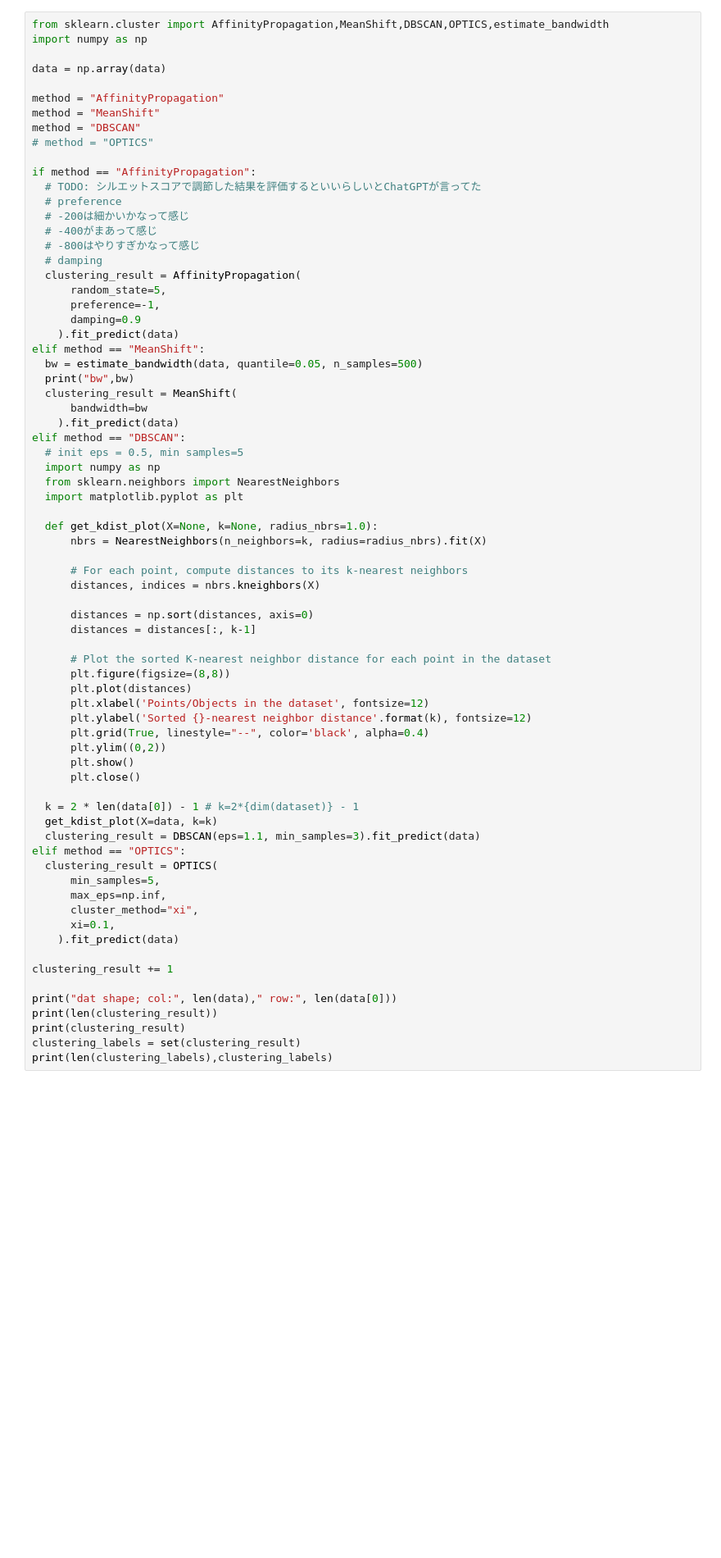
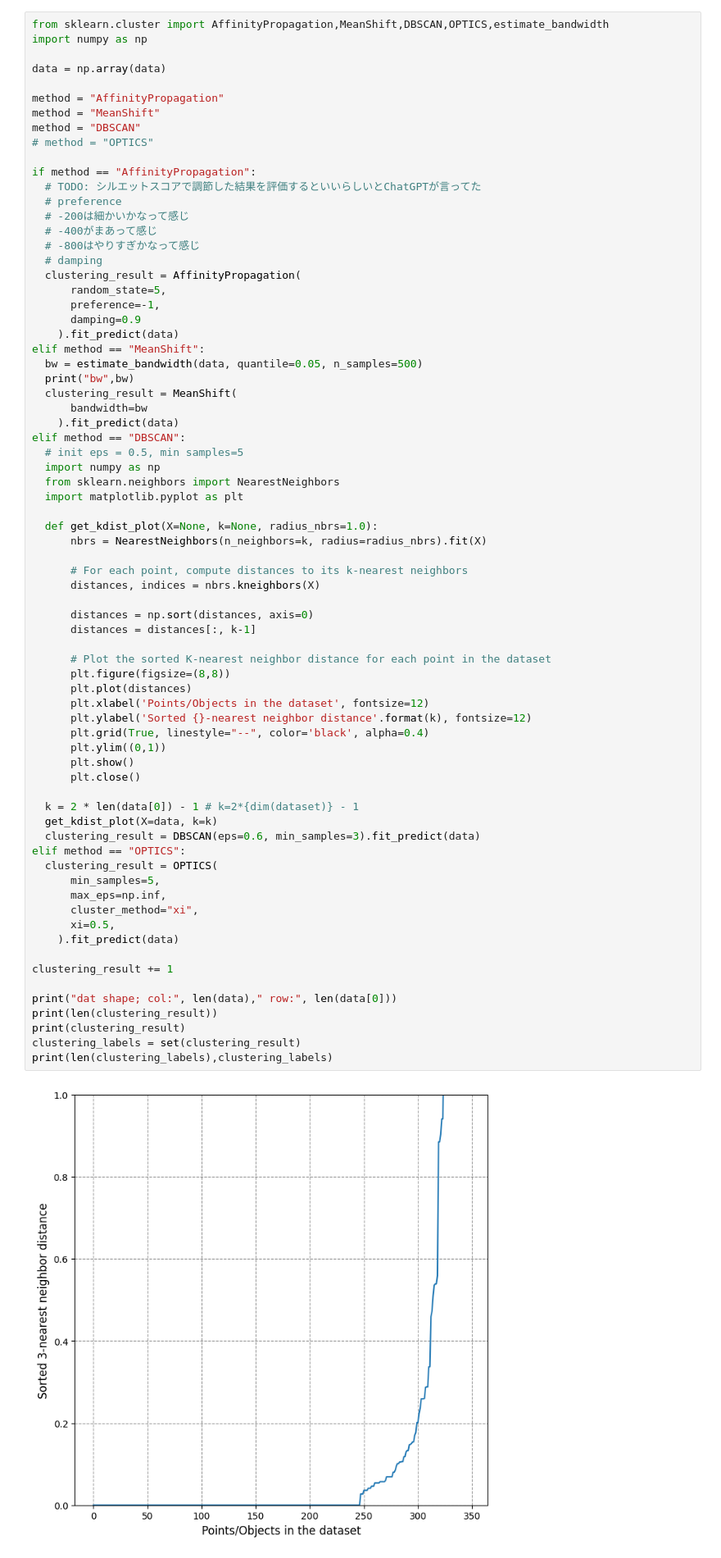
Before and after one commit to vdslab/watahal_proseka-score, a Jupyter notebook: score/clustering.ipynb, the cells around one changed output. Shown: that part at 82% size. Cells and saved outputs as stored; diff of their text form; blank space fills up the shorter version.

```diff
--- a/score/clustering.ipynb
+++ b/score/clustering.ipynb
@@ -52,33 +54,35 @@ elif method == "DBSCAN":
       distances, indices = nbrs.kneighbors(X)
 
       distances = np.sort(distances, axis=0)
       distances = distances[:, k-1]
 
       # Plot the sorted K-nearest neighbor distance for each point in the dataset
       plt.figure(figsize=(8,8))
       plt.plot(distances)
       plt.xlabel('Points/Objects in the dataset', fontsize=12)
       plt.ylabel('Sorted {}-nearest neighbor distance'.format(k), fontsize=12)
       plt.grid(True, linestyle="--", color='black', alpha=0.4)
-      plt.ylim((0,2))
+      plt.ylim((0,1))
       plt.show()
       plt.close()
 
   k = 2 * len(data[0]) - 1 # k=2*{dim(dataset)} - 1
   get_kdist_plot(X=data, k=k)
-  clustering_result = DBSCAN(eps=1.1, min_samples=3).fit_predict(data)
+  clustering_result = DBSCAN(eps=0.6, min_samples=3).fit_predict(data)
 elif method == "OPTICS":
   clustering_result = OPTICS(
       min_samples=5,
       max_eps=np.inf,
       cluster_method="xi",
-      xi=0.1,
+      xi=0.5,
     ).fit_predict(data)
 
 clustering_result += 1
 
 print("dat shape; col:", len(data)," row:", len(data[0]))
 print(len(clustering_result))
 print(clustering_result)
 clustering_labels = set(clustering_result)
 print(len(clustering_labels),clustering_labels)
+# %% [output]
+[figure, added]
```
Also changed, not shown: parts of 5 cells of this notebook, 1 other file.
